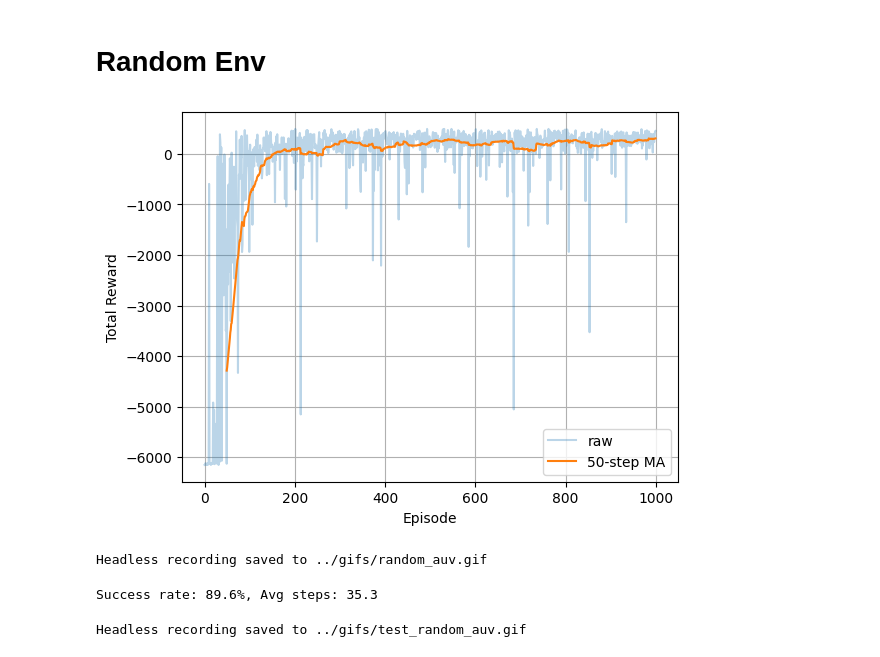
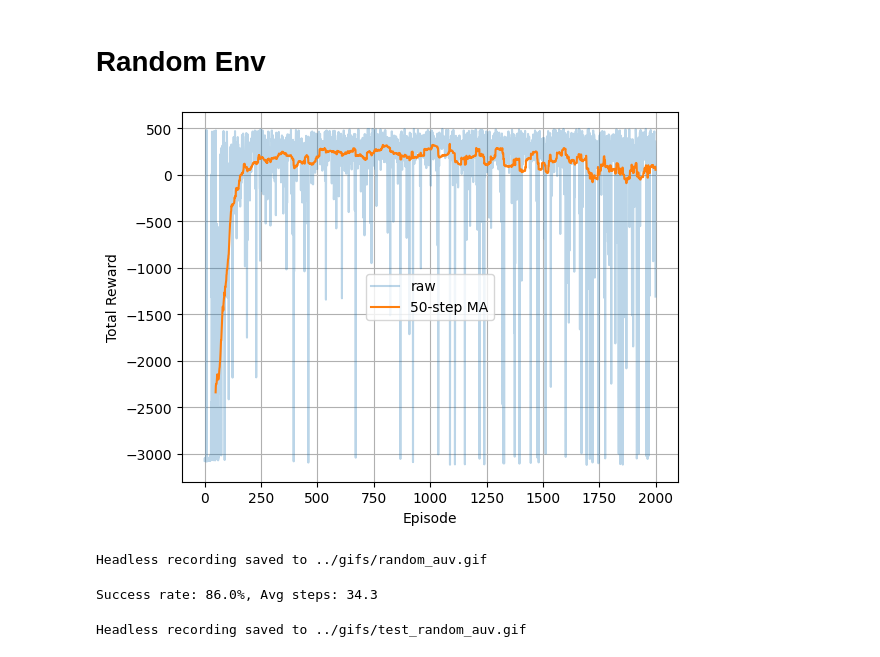
Before and after one commit to eirivarn/auv-rl-project, a Jupyter notebook: notebooks/static_auv_notebook.ipynb, the cells around one changed output. Cells and saved outputs as stored; diff of their text form; code cells hidden in the pictures.

```diff
--- a/notebooks/static_auv_notebook.ipynb
+++ b/notebooks/static_auv_notebook.ipynb
@@ -84,7 +75,7 @@ random_cfg = AUVEnvConfig(random_map=True,
 
 random_env = AUVEnv(random_cfg)
 
-random_agent = AuvDQNAgent(
+random_agent = DQNAgent(
     random_env,
     hidden_dims=[256,256,128],
     lr=1e-3,
@@ -97,11 +88,11 @@ random_agent = AuvDQNAgent(
     target_update=40,
 )
 # %%
-rewards = train_dqn(random_env, random_agent, episodes=1000, max_steps=1000)
+rewards = random_agent.train(episodes=2000, max_steps=500)
 plot_rewards(rewards, window=50)
 random_agent.save("../models/random_auv_dqn.pth")
 # %% [output]
-[figure, old version]
+[figure, new version]
 # %%
 record_headless(random_env, random_agent, out_path='../gifs/random_auv.gif')
 # %% [output]
@@ -117,7 +108,7 @@ sr, avg_steps = evaluate_agent(random_env,
 
 print(f"Success rate: {sr*100:.1f}%, Avg steps: {avg_steps:.1f}")
 # %% [output]
-Success rate: 89.6%, Avg steps: 35.3
+Success rate: 86.0%, Avg steps: 34.3
 # %%
 test_random_env = AUVEnv(random_cfg)
 # %%
```
Also changed, not shown: parts of 15 cells of this notebook, 34 other files.
